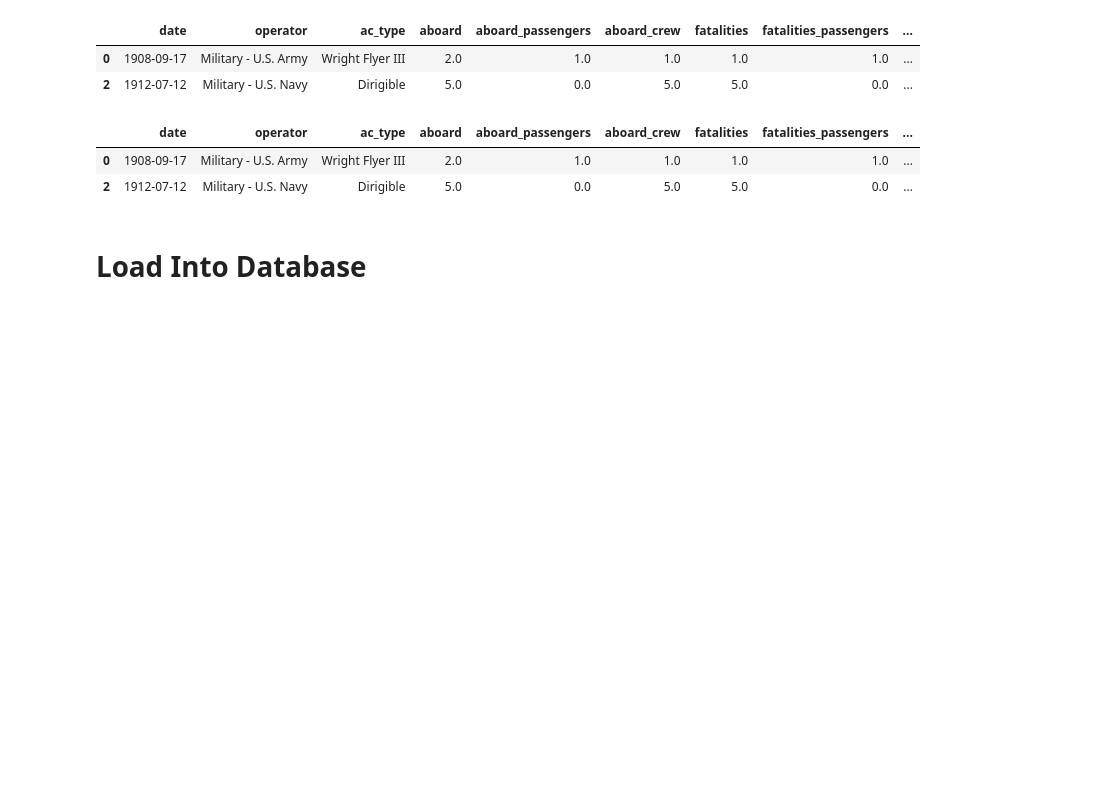
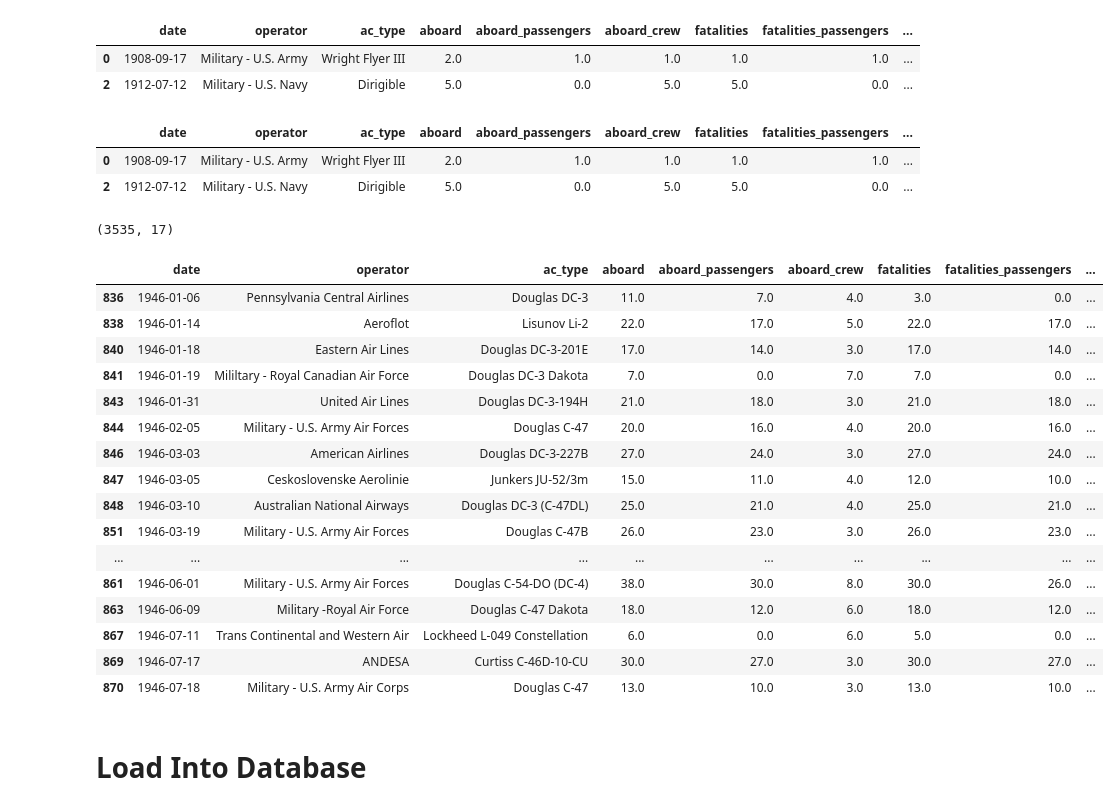
Before and after one commit to daysthroughcode/DAB-Project-2, a Jupyter notebook: 2-python/cleaning.ipynb, the cells around one changed output. Saved outputs shown, nothing was run; the diff lists cells and outputs as text; code cells hidden in the pictures; blank space fills up the shorter version.

```diff
--- a/2-python/cleaning.ipynb
+++ b/2-python/cleaning.ipynb
@@ -263,6 +263,31 @@ grouped_crash_clean_df.head(2)
 |  | date | operator | ac_type | aboard | aboard_passengers | aboard_crew | fatalities | fatalities_passengers | ... |
 | 0 | 1908-09-17 | Military - U.S. Army | Wright Flyer III | 2.0 | 1.0 | 1.0 | 1.0 | 1.0 | ... |
 | 2 | 1912-07-12 | Military - U.S. Navy | Dirigible | 5.0 | 0.0 | 5.0 | 5.0 | 0.0 | ... |
+# %%
+gouped_crash_clean_thousand_df = grouped_crash_clean_df.query("date.dt.year > 1945")
+gouped_crash_clean_thousand_df.shape
+# %% [output]
+(3535, 17)
+# %%
+gouped_crash_clean_thousand_df.head(20)
+# %% [output]
+|  | date | operator | ac_type | aboard | aboard_passengers | aboard_crew | fatalities | fatalities_passengers | ... |
+| 836 | 1946-01-06 | Pennsylvania Central Airlines | Douglas DC-3 | 11.0 | 7.0 | 4.0 | 3.0 | 0.0 | ... |
+| 838 | 1946-01-14 | Aeroflot | Lisunov Li-2 | 22.0 | 17.0 | 5.0 | 22.0 | 17.0 | ... |
+| 840 | 1946-01-18 | Eastern Air Lines | Douglas DC-3-201E | 17.0 | 14.0 | 3.0 | 17.0 | 14.0 | ... |
+| 841 | 1946-01-19 | Mililtary - Royal Canadian Air Force | Douglas DC-3 Dakota | 7.0 | 0.0 | 7.0 | 7.0 | 0.0 | ... |
+| 843 | 1946-01-31 | United Air Lines | Douglas DC-3-194H | 21.0 | 18.0 | 3.0 | 21.0 | 18.0 | ... |
+| 844 | 1946-02-05 | Military - U.S. Army Air Forces | Douglas C-47 | 20.0 | 16.0 | 4.0 | 20.0 | 16.0 | ... |
+| 846 | 1946-03-03 | American Airlines | Douglas DC-3-227B | 27.0 | 24.0 | 3.0 | 27.0 | 24.0 | ... |
+| 847 | 1946-03-05 | Ceskoslovenske Aerolinie | Junkers JU-52/3m | 15.0 | 11.0 | 4.0 | 12.0 | 10.0 | ... |
+| 848 | 1946-03-10 | Australian National Airways | Douglas DC-3 (C-47DL) | 25.0 | 21.0 | 4.0 | 25.0 | 21.0 | ... |
+| 851 | 1946-03-19 | Military - U.S. Army Air Forces | Douglas C-47B | 26.0 | 23.0 | 3.0 | 26.0 | 23.0 | ... |
+| ... | ... | ... | ... | ... | ... | ... | ... | ... | ... |
+| 861 | 1946-06-01 | Military - U.S. Army Air Forces | Douglas C-54-DO (DC-4) | 38.0 | 30.0 | 8.0 | 30.0 | 26.0 | ... |
+| 863 | 1946-06-09 | Military -Royal Air Force | Douglas C-47 Dakota | 18.0 | 12.0 | 6.0 | 18.0 | 12.0 | ... |
+| 867 | 1946-07-11 | Trans Continental and Western Air | Lockheed L-049 Constellation | 6.0 | 0.0 | 6.0 | 5.0 | 0.0 | ... |
+| 869 | 1946-07-17 | ANDESA | Curtiss C-46D-10-CU | 30.0 | 27.0 | 3.0 | 30.0 | 27.0 | ... |
+| 870 | 1946-07-18 | Military - U.S. Army Air Corps | Douglas C-47 | 13.0 | 10.0 | 3.0 | 13.0 | 10.0 | ... |
 # %% [markdown]
 # Load Into Database
 # %%
```
Also changed, not shown: parts of 3 cells of this notebook, 3 other files.
